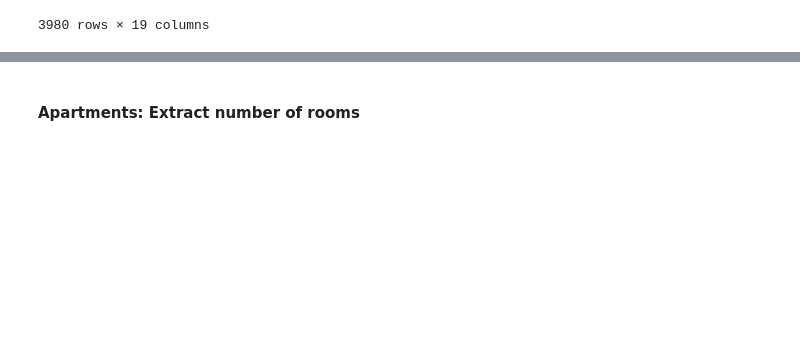
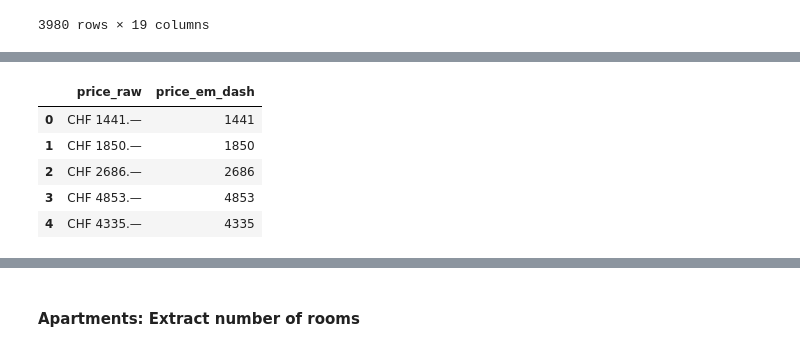
Before and after one commit to pyrat12/DS_HS2026_LNW, a Jupyter notebook: DS_HS2026_LNW_I_Examples/AP02/AP02 V4 Data Preparation/AP02 V4 DP Spick.ipynb, the cells around one changed output, grey strips where cells are left out. Saved outputs shown, nothing was run; the diff lists cells and outputs as text; code cells hidden in the pictures; blank space fills up the shorter version.

Commit message:
Data Preparation Spick um Regex-Beispiele ergänzt

```diff
--- a/DS_HS2026_LNW_I_Examples/AP02/AP02 V4 Data Preparation/AP02 V4 DP Spick.ipynb
+++ b/DS_HS2026_LNW_I_Examples/AP02/AP02 V4 Data Preparation/AP02 V4 DP Spick.ipynb
@@ -181,0 +371,76 @@ Beide Muster funktionieren auch ohne Tausenderapostrophe, bspw. `"CHF 1441.–"`
+# %%
+#Ganzen CHF-Betrag mit Punkt und langem Gedankenstrich extrahieren
+price = []
+for i in df_dpspick_apartments['price_raw']:                                    #ANPASSEN: DataFrame und Rohtextspalte
+    d1 = re.findall(r"CHF\s*(\d+)\.—", str(i))                                  #"CHF 1441.—" => ["1441"]; ANPASSEN: Währung und Strichvariante
+    try:
+        d2 = d1[0].strip()
+    except IndexError:
+        d2 = None
+    price.append(d2)
+#Extrahierte Werte als neue Spalte speichern
+df_dpspick_apartments['price_em_dash'] = pd.Series(
+    price, index=df_dpspick_apartments.index, dtype="Int64"
+)
+#Rohtext und extrahierte Werte anzeigen
+display(df_dpspick_apartments[['price_raw', 'price_em_dash']].head())           #ANPASSEN: DataFrame, Rohtextspalte und Zielspalte
+
+
+#Ganzen CHF-Betrag mit Punkt und kurzem Gedankenstrich extrahieren
+price = []
+for i in df_dpspick_apartments['price_raw']:                                    #ANPASSEN: DataFrame und Rohtextspalte
+    d1 = re.findall(r"CHF\s*(\d+)\.–", str(i))                                  #"CHF 1441.–" => ["1441"]; ANPASSEN: Währung und Strichvariante
+    try:
+        d2 = d1[0].strip()
+    except IndexError:
+        d2 = None
+    price.append(d2)
+#Extrahierte Werte als neue Spalte speichern
+df_dpspick_apartments['price_en_dash'] = pd.Series(
+    price, index=df_dpspick_apartments.index, dtype="Int64"
+)
+#Rohtext und extrahierte Werte anzeigen
+display(df_dpspick_apartments[['price_raw', 'price_en_dash']].head())           #ANPASSEN: DataFrame, Rohtextspalte und Zielspalte
+
+
+#Ganzen CHF-Betrag mit Punkt und Bindestrich extrahieren
+price = []
+for i in df_dpspick_apartments['price_raw']:                                    #ANPASSEN: DataFrame und Rohtextspalte
+    d1 = re.findall(r"CHF\s*(\d+)\.-", str(i))                                  #"CHF 1441.-" => ["1441"]; ANPASSEN: Währung und Strichvariante
+    try:
+        d2 = d1[0].strip()
+    except IndexError:
+        d2 = None
+    price.append(d2)
+#Extrahierte Werte als neue Spalte speichern
+df_dpspick_apartments['price_hyphen'] = pd.Series(
+    price, index=df_dpspick_apartments.index, dtype="Int64"
+)
+#Rohtext und extrahierte Werte anzeigen
+display(df_dpspick_apartments[['price_raw', 'price_hyphen']].head())            #ANPASSEN: DataFrame, Rohtextspalte und Zielspalte
+
+
+#Ganzen CHF-Betrag mit einer der drei Strichvarianten extrahieren
+price = []
+for i in df_dpspick_apartments['price_raw']:                                    #ANPASSEN: DataFrame und Rohtextspalte
+    d1 = re.findall(r"CHF\s*(\d+)\.[—–-]", str(i))                              #"CHF 1441.—", "CHF 1441.–" oder "CHF 1441.-" => ["1441"]; ANPASSEN: Währung
+    try:
+        d2 = d1[0].strip()
+    except IndexError:
+        d2 = None
+    price.append(d2)
+
+#Extrahierte Werte als neue Spalte speichern
+df_dpspick_apartments['price_chf'] = pd.Series(
+    price, index=df_dpspick_apartments.index, dtype="Int64"
+)
+
+#Rohtext und extrahierte Werte anzeigen
+display(df_dpspick_apartments[['price_raw', 'price_chf']].head())               #ANPASSEN: DataFrame, Rohtextspalte und Zielspalte
+# %% [output]
+|  | price_raw | price_em_dash |
+| 0 | CHF 1441.— | 1441 |
+| 1 | CHF 1850.— | 1850 |
+| 2 | CHF 2686.— | 2686 |
+| 3 | CHF 4853.— | 4853 |
+| 4 | CHF 4335.— | 4335 |
```
Also changed, not shown: parts of 68 cells of this notebook, 2 other files.
